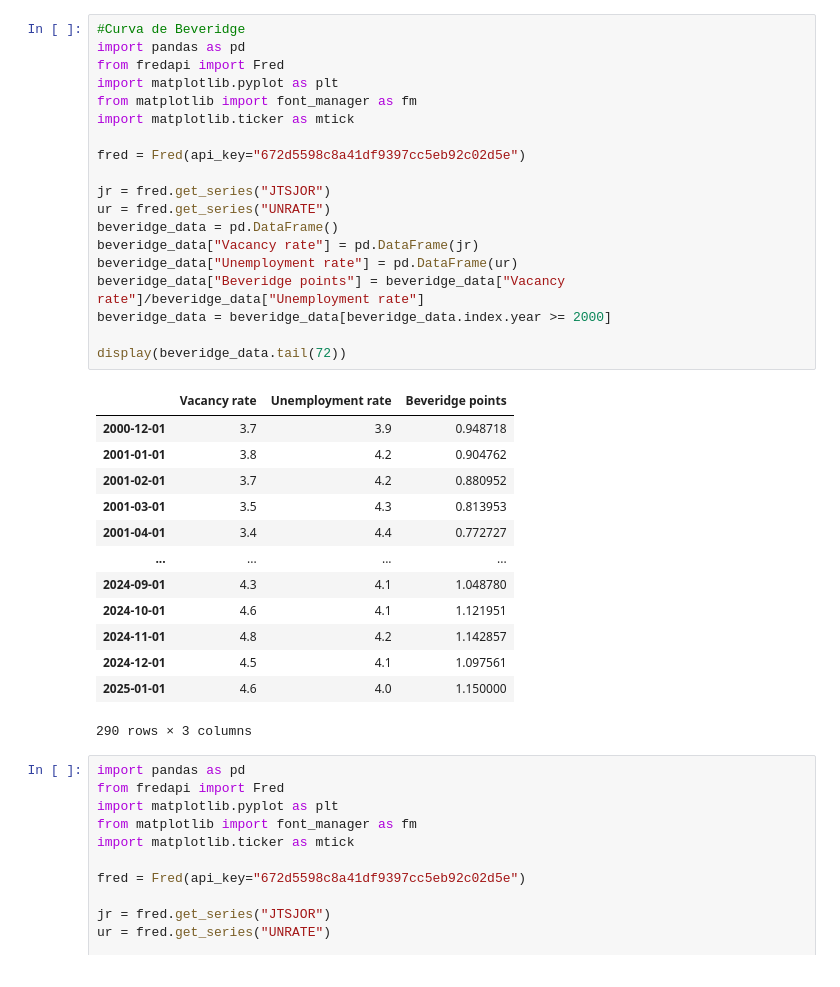
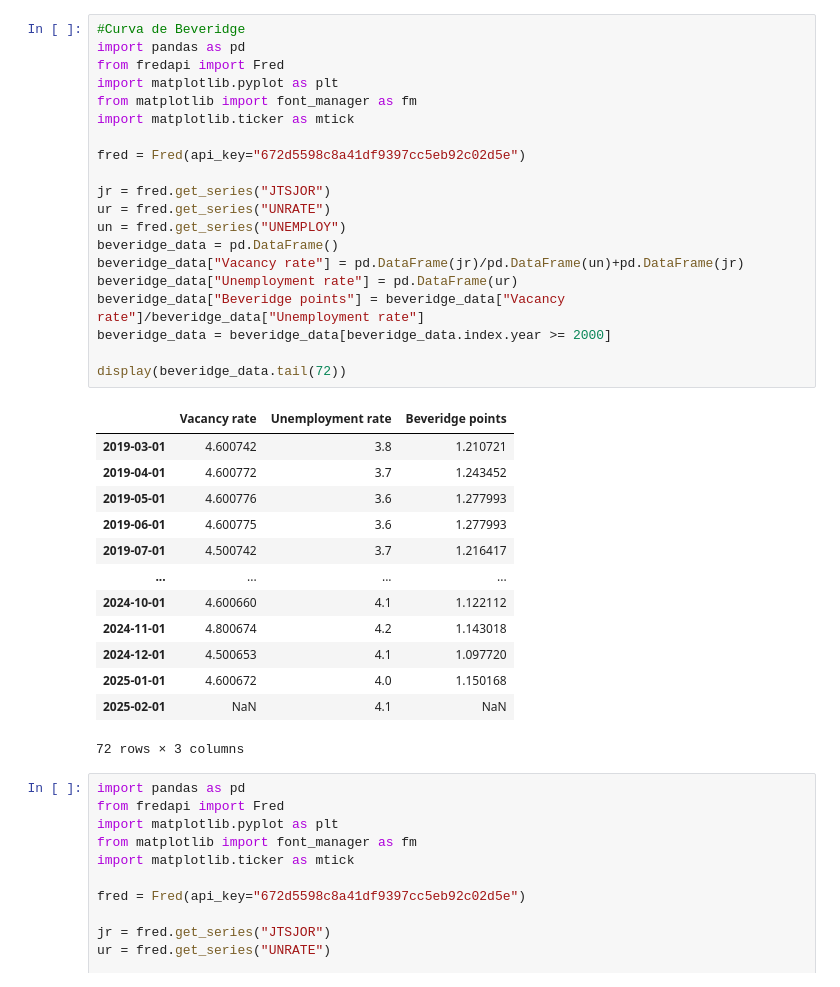
Before and after one commit to Joao-Henrique-Q/Impactus_Python_Scripts, a Jupyter notebook: Ciencia.ipynb, the cells around one changed output. Drawn from its saved outputs; the diff is of its cells as text.

Commit message:
PPI e avanços em relação à curva de Beveridge

```diff
--- a/Ciencia.ipynb
+++ b/Ciencia.ipynb
@@ -1,36 +1,37 @@
 # %%
 #Curva de Beveridge
 import pandas as pd
 from fredapi import Fred
 import matplotlib.pyplot as plt
 from matplotlib import font_manager as fm
 import matplotlib.ticker as mtick
 
 fred = Fred(api_key="672d5598c8a41df9397cc5eb92c02d5e")
 
 jr = fred.get_series("JTSJOR")
 ur = fred.get_series("UNRATE")
+un = fred.get_series("UNEMPLOY")
 beveridge_data = pd.DataFrame()
-beveridge_data["Vacancy rate"] = pd.DataFrame(jr)
+beveridge_data["Vacancy rate"] = pd.DataFrame(jr)/pd.DataFrame(un)+pd.DataFrame(jr)
 beveridge_data["Unemployment rate"] = pd.DataFrame(ur)
 beveridge_data["Beveridge points"] = beveridge_data["Vacancy rate"]/beveridge_data["Unemployment rate"]
 beveridge_data = beveridge_data[beveridge_data.index.year >= 2000]
 
 display(beveridge_data.tail(72))
 # %% [output]
 |  | Vacancy rate | Unemployment rate | Beveridge points |
-| 2000-12-01 | 3.7 | 3.9 | 0.948718 |
-| 2001-01-01 | 3.8 | 4.2 | 0.904762 |
-| 2001-02-01 | 3.7 | 4.2 | 0.880952 |
-| 2001-03-01 | 3.5 | 4.3 | 0.813953 |
-| 2001-04-01 | 3.4 | 4.4 | 0.772727 |
+| 2019-03-01 | 4.600742 | 3.8 | 1.210721 |
+| 2019-04-01 | 4.600772 | 3.7 | 1.243452 |
+| 2019-05-01 | 4.600776 | 3.6 | 1.277993 |
+| 2019-06-01 | 4.600775 | 3.6 | 1.277993 |
+| 2019-07-01 | 4.500742 | 3.7 | 1.216417 |
 | ... | ... | ... | ... |
-| 2024-09-01 | 4.3 | 4.1 | 1.048780 |
-| 2024-10-01 | 4.6 | 4.1 | 1.121951 |
-| 2024-11-01 | 4.8 | 4.2 | 1.142857 |
-| 2024-12-01 | 4.5 | 4.1 | 1.097561 |
-| 2025-01-01 | 4.6 | 4.0 | 1.150000 |
+| 2024-10-01 | 4.600660 | 4.1 | 1.122112 |
+| 2024-11-01 | 4.800674 | 4.2 | 1.143018 |
+| 2024-12-01 | 4.500653 | 4.1 | 1.097720 |
+| 2025-01-01 | 4.600672 | 4.0 | 1.150168 |
+| 2025-02-01 | NaN | 4.1 | NaN |
-290 rows × 3 columns
+72 rows × 3 columns
 # %%
 import pandas as pd
 from fredapi import Fred
```
Also changed, not shown: parts of 3 cells of this notebook, 1 other file.
